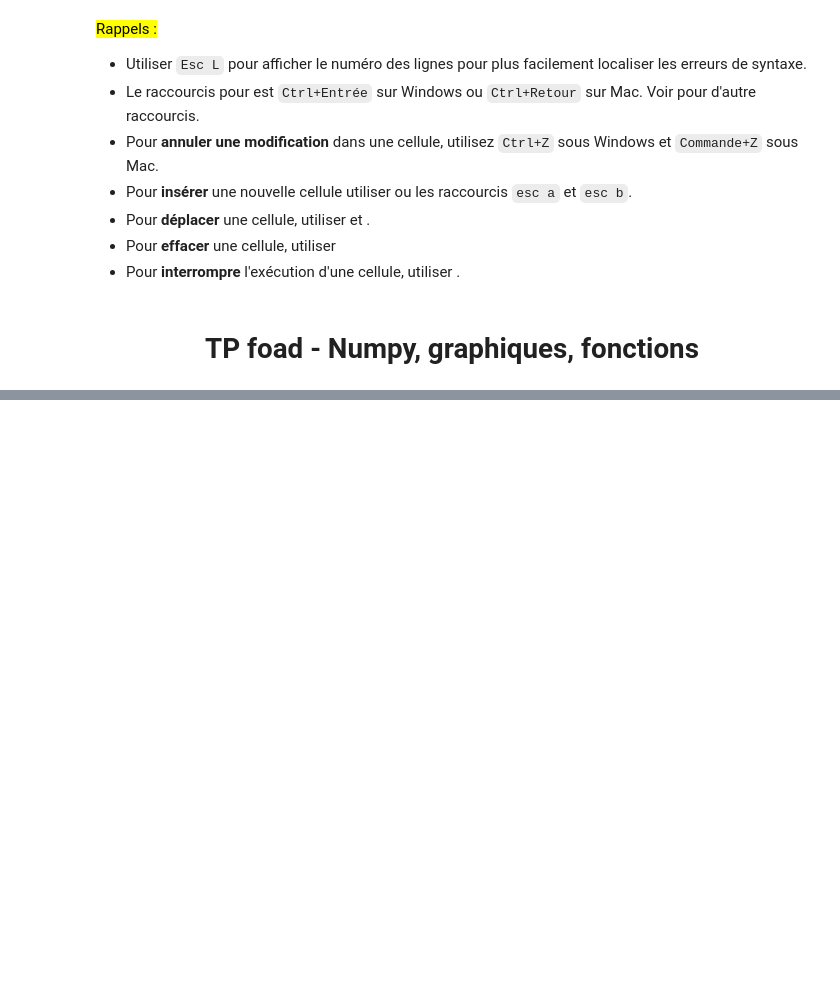
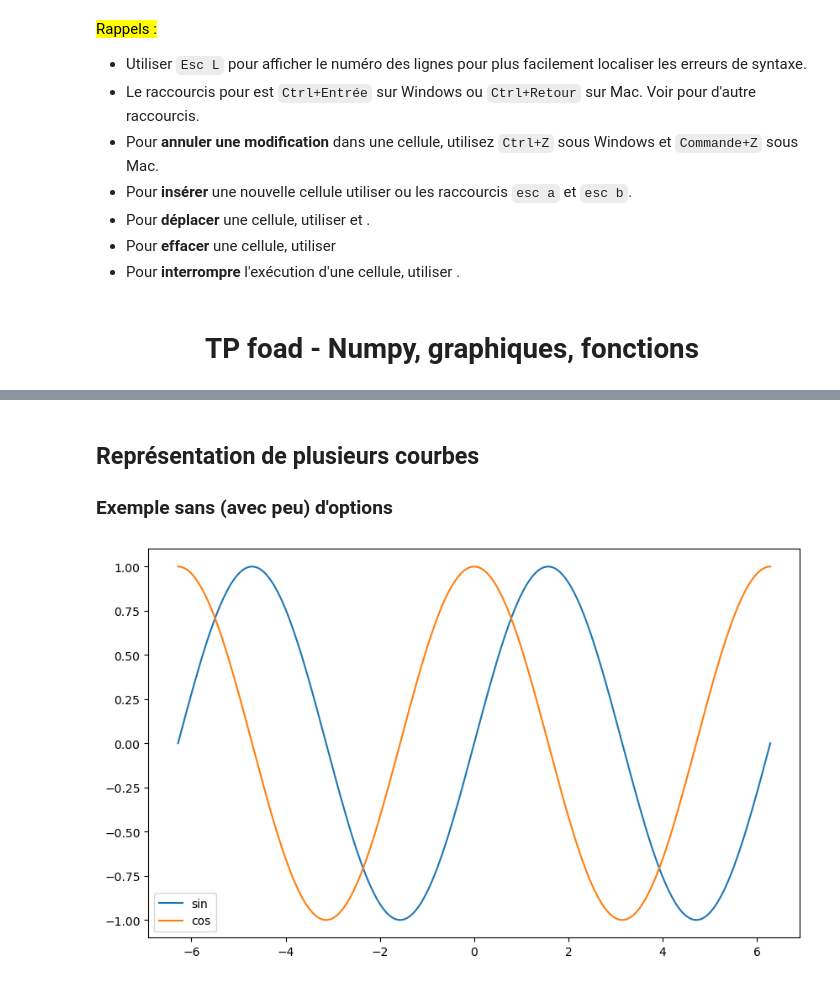
Before and after one commit to maxbauergit/SVE, a Jupyter notebook: TP-foad-Nom-prenom.ipynb, the cells around one changed output, grey strips where cells are left out. Cells and saved outputs as stored; diff of their text form; code cells hidden in the pictures; blank space fills up the shorter version.

```diff
--- a/TP-foad-Nom-prenom.ipynb
+++ b/TP-foad-Nom-prenom.ipynb
@@ -361,0 +140,31 @@ plt.show() # affiche le graphique avec les deux courbes
+# %% [markdown]
+## Représentation de plusieurs courbes
+
+### Exemple sans (avec peu) d'options
+# %%
+import numpy as np
+import matplotlib.pyplot as plt
+
+def f(x): # première fonction à représenter
+    return np.sin(x)
+
+def g(x): # deuxième fonction à représenter
+    return np.cos(x)
+
+plt.figure(figsize=(10, 6)) # taille du graphique
+
+l_x = np.linspace(-2*np.pi, 2*np.pi, 200) # liste des abscisses des deux fontins
+
+# premier graphique
+l_y1 = [f(x) for x in l_x] # liste des ordonnés de f
+plt.plot(l_x, l_y1, label = "sin") # label est pour la légende
+
+# deuxième graphique
+l_y2 = [g(x) for x in l_x]  # liste des ordonnés de g
+plt.plot(l_x, l_y2, label = "cos")
+
+plt.legend() # affiche la légende
+
+plt.show() # affiche le graphique
+# %% [output]
+[figure, added]
```
Also changed, not shown: parts of 74 cells of this notebook, 1 other file.
